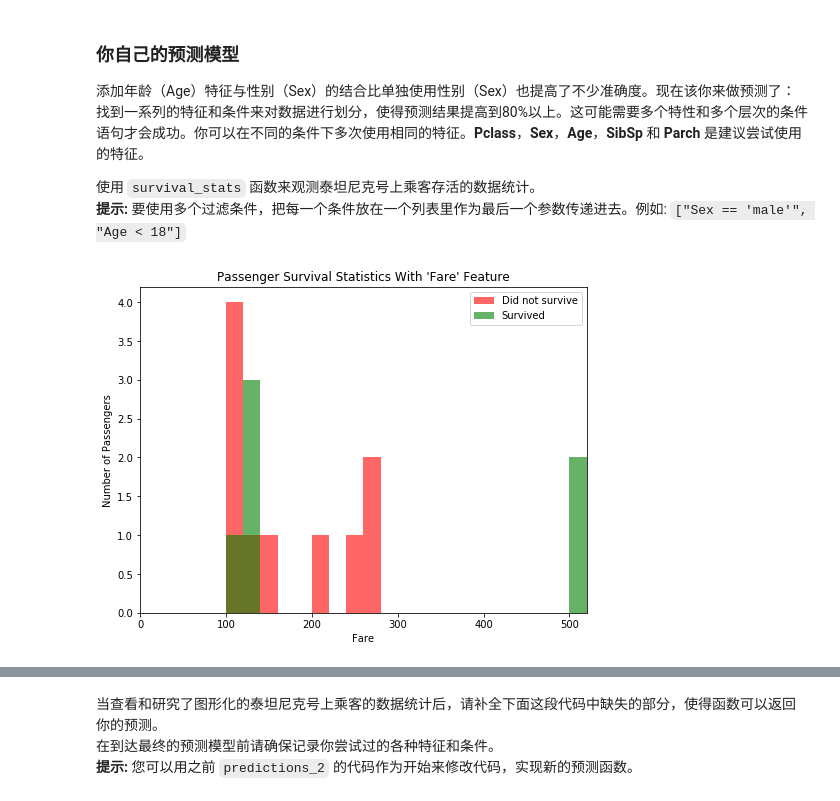
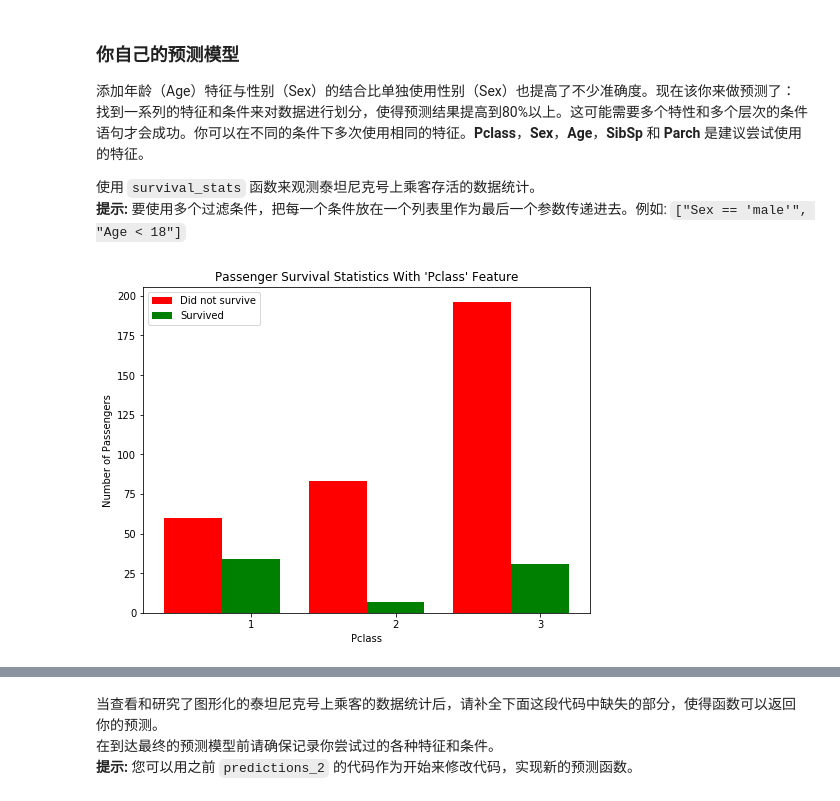
Before and after one commit to LeeZhe/machine-Learning, a Jupyter notebook: titanic_survival_exploration-master/titanic_survival_exploration.ipynb, the cells around one changed output, grey strips where cells are left out. Drawn from its saved outputs; the diff is of its cells as text; code cells hidden in the pictures.

```diff
--- a/titanic_survival_exploration-master/titanic_survival_exploration.ipynb
+++ b/titanic_survival_exploration-master/titanic_survival_exploration.ipynb
@@ -209,6 +209,6 @@ accuracy_score(outcomes,predictions)
 使用 `survival_stats` 函数来观测泰坦尼克号上乘客存活的数据统计。
 **提示:** 要使用多个过滤条件，把每一个条件放在一个列表里作为最后一个参数传递进去。例如: `["Sex == 'male'", "Age < 18"]`
 # %%
-survival_stats(data, outcomes, 'Fare', ['Sex == "male"', "Age >= 7","Embarked != Q","Fare > 100"])
+survival_stats(data, outcomes, 'Pclass', ['Sex == "male"', "Age >= 7","Embarked != Q","Fare <= 500","Fare != 120"])
 # %% [output]
-[figure, old version]
+[figure, new version]
```
Also changed, not shown: parts of 11 cells of this notebook.
